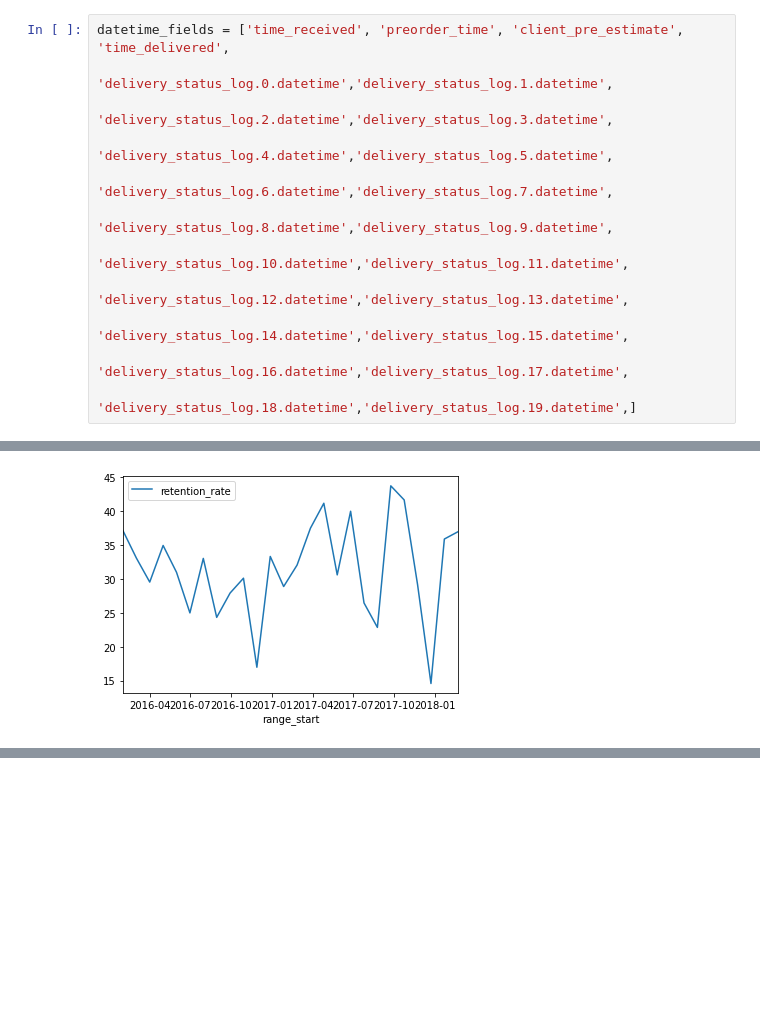
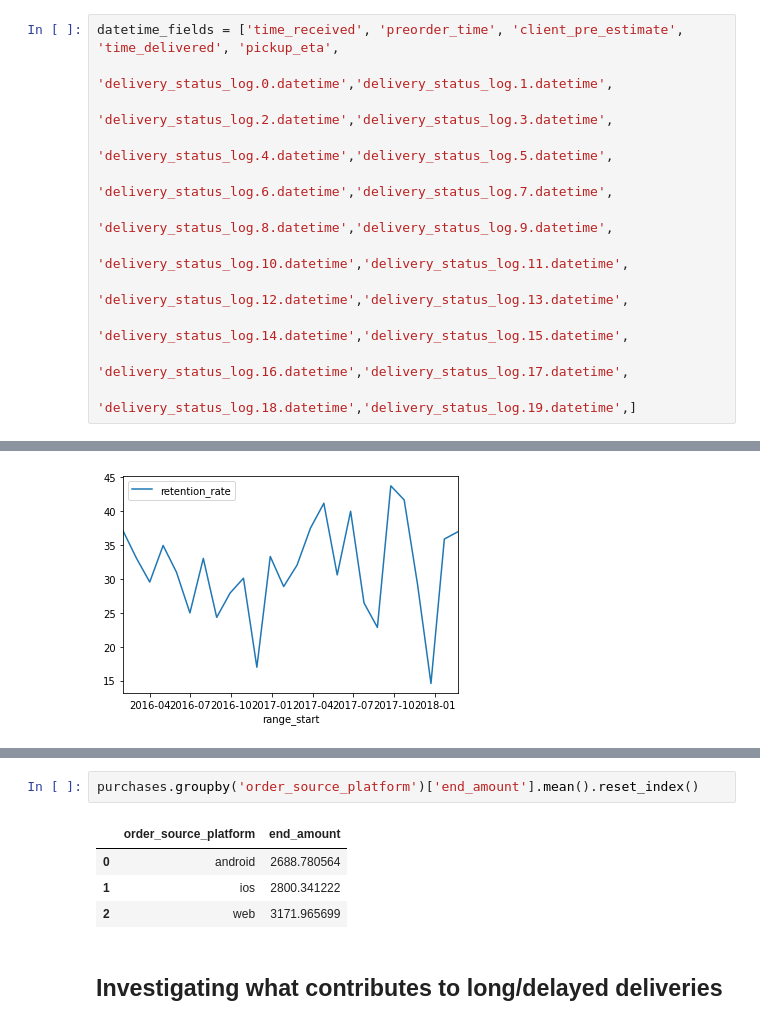
Before and after one commit to Itkinm/wolt_churn_analysis, a Jupyter notebook: wolt.ipynb, the cells around one changed output, grey strips where cells are left out. Drawn from its saved outputs; the diff is of its cells as text; blank space fills up the shorter version.

```diff
--- a/wolt.ipynb
+++ b/wolt.ipynb
@@ -8,7 +8,7 @@ import matplotlib
 from datetime import datetime, timedelta
 import gc
 # %%
-datetime_fields = ['time_received', 'preorder_time', 'client_pre_estimate', 'time_delivered',
+datetime_fields = ['time_received', 'preorder_time', 'client_pre_estimate', 'time_delivered', 'pickup_eta',
                    'delivery_status_log.0.datetime','delivery_status_log.1.datetime',
                    'delivery_status_log.2.datetime','delivery_status_log.3.datetime',
                    'delivery_status_log.4.datetime','delivery_status_log.5.datetime',
@@ -725,0 +745,9 @@ LTV: €277.7
+# %%
+purchases.groupby('order_source_platform')['end_amount'].mean().reset_index()
+# %% [output]
+|  | order_source_platform | end_amount |
+| 0 | android | 2688.780564 |
+| 1 | ios | 2800.341222 |
+| 2 | web | 3171.965699 |
+# %% [markdown]
+## Investigating what contributes to long/delayed deliveries
```
Also changed, not shown: parts of 46 cells of this notebook.
